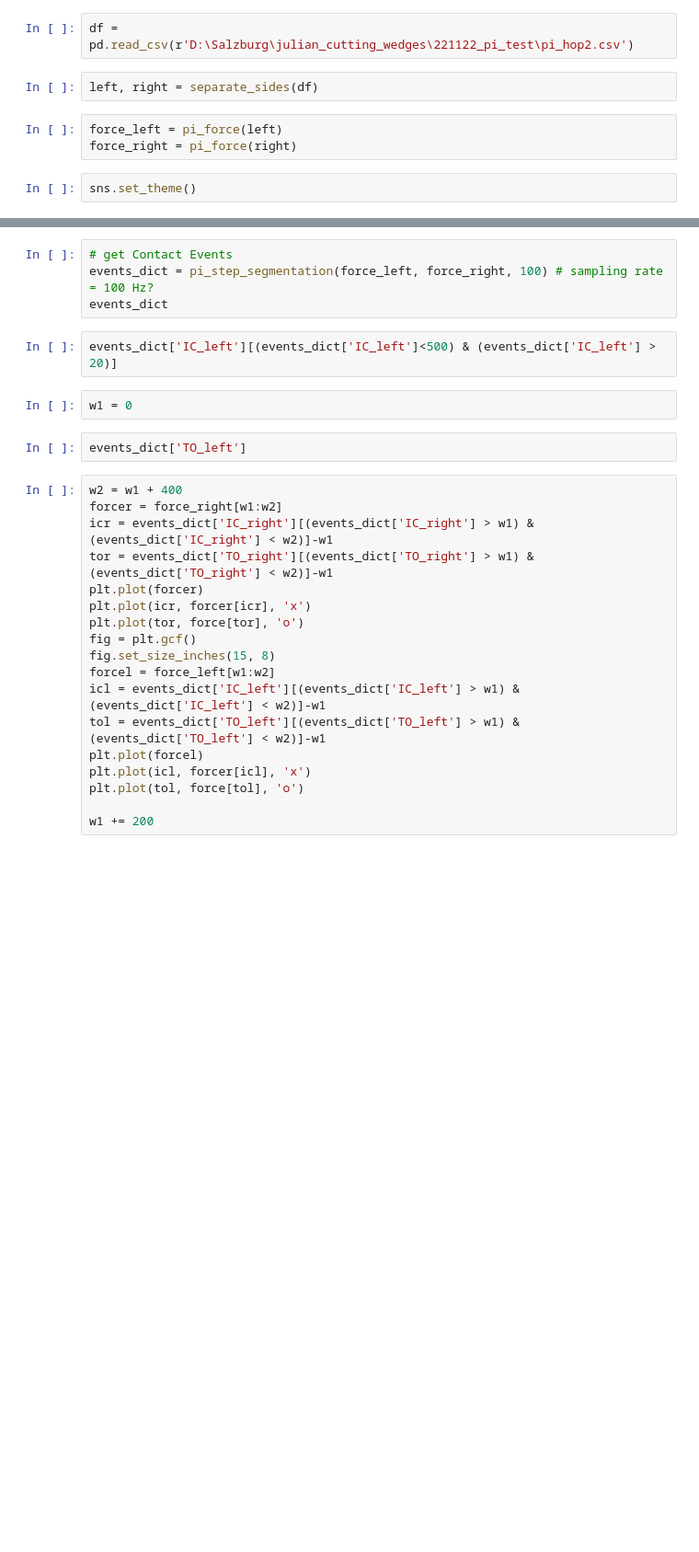
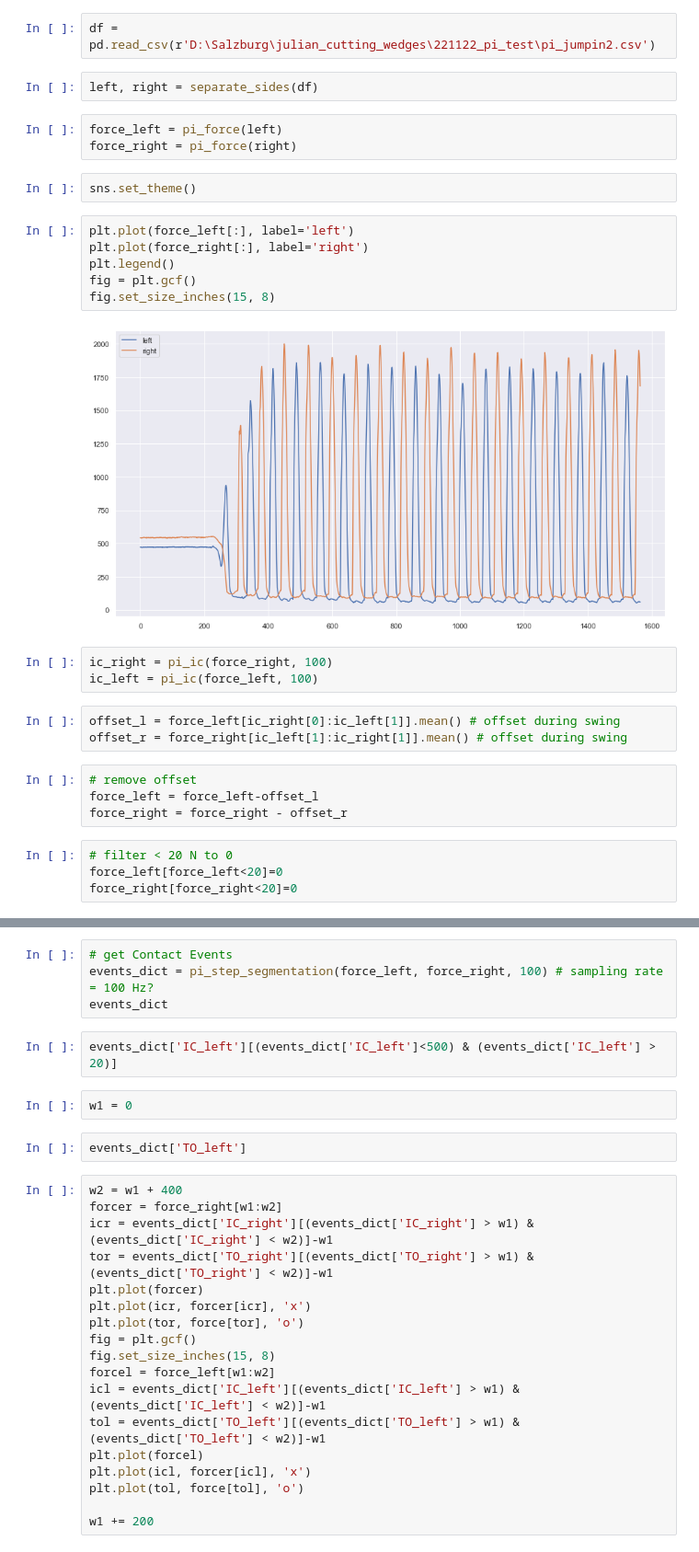
Before and after one commit to luceskywalker/TexSense, a Jupyter notebook: study1/jupyter/pilot221122/pi_data.ipynb, the cells around one changed output, grey strips where cells are left out. Shown at 92% size. Cells and saved outputs as stored; diff of their text form; blank space fills up the shorter version.

Commit message:
tried some pi offset correction in jupyter

```diff
--- a/study1/jupyter/pilot221122/pi_data.ipynb
+++ b/study1/jupyter/pilot221122/pi_data.ipynb
@@ -234,7 +234,7 @@ def find_hop(events_dict):
 # %% [markdown]
 # Example
 # %%
-df = pd.read_csv(r'D:\Salzburg\julian_cutting_wedges\221122_pi_test\pi_hop2.csv')
+df = pd.read_csv(r'D:\Salzburg\julian_cutting_wedges\221122_pi_test\pi_jumpin2.csv')
 # %%
 left, right = separate_sides(df)
 # %%
@@ -242,3 +242,25 @@ force_left = pi_force(left)
 force_right = pi_force(right)
 # %%
 sns.set_theme()
+# %%
+plt.plot(force_left[:], label='left')
+plt.plot(force_right[:], label='right')
+plt.legend()
+fig = plt.gcf()
+fig.set_size_inches(15, 8)
+# %% [output]
+[figure, added]
+# %%
+ic_right = pi_ic(force_right, 100)
+ic_left = pi_ic(force_left, 100)
+# %%
+offset_l = force_left[ic_right[0]:ic_left[1]].mean() # offset during swing
+offset_r = force_right[ic_left[1]:ic_right[1]].mean() # offset during swing
+# %%
+# remove offset
+force_left = force_left-offset_l
+force_right = force_right - offset_r
+# %%
+# filter < 20 N to 0
+force_left[force_left<20]=0
+force_right[force_right<20]=0
```
Also changed, not shown: parts of 18 cells of this notebook.
